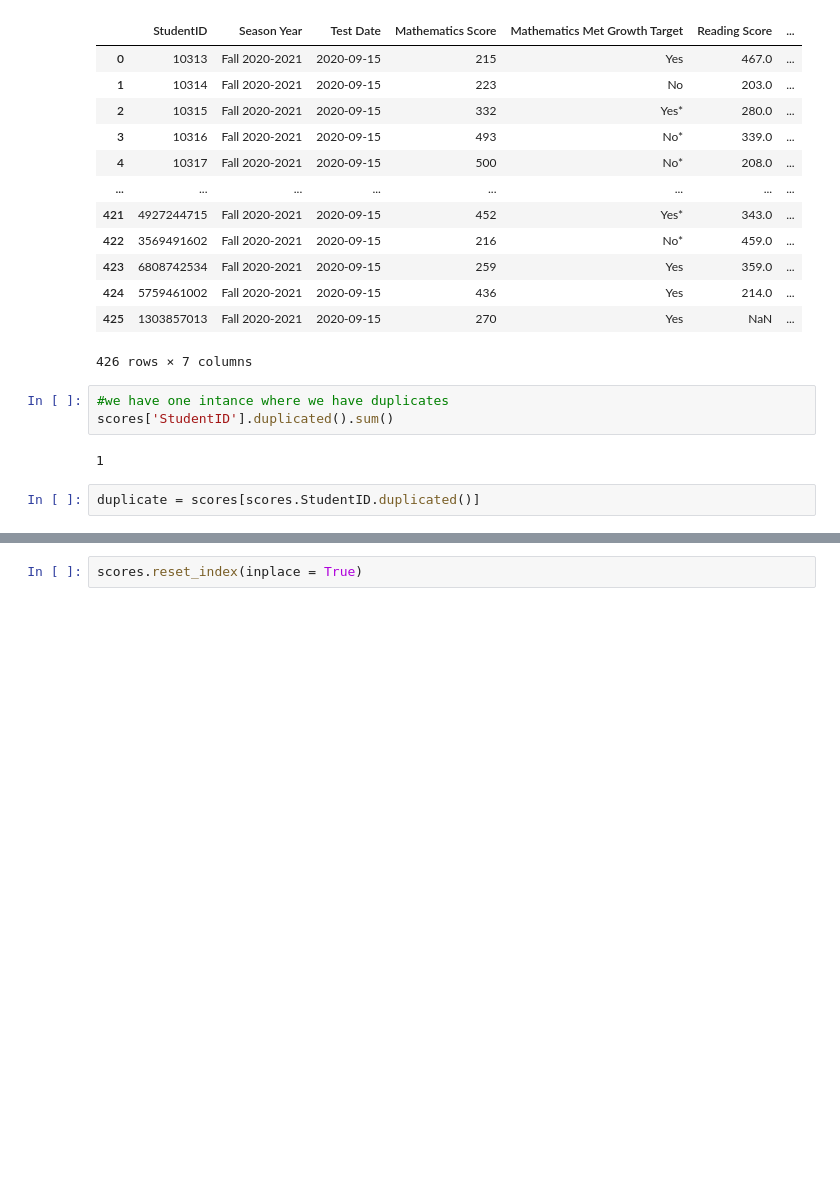
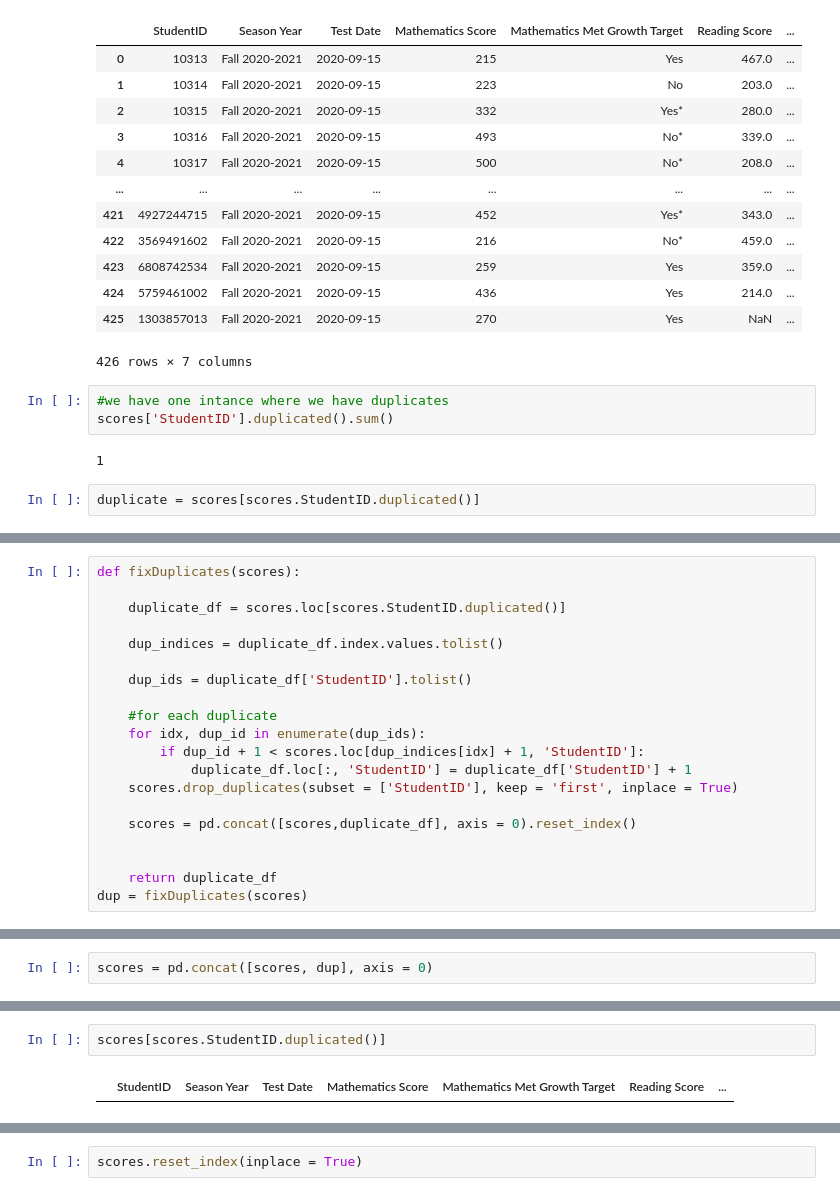
Before and after one commit to jefferyrosario/interview_emp, a Jupyter notebook: Untitled.ipynb, the cells around one changed output, grey strips where cells are left out. Cells and saved outputs as stored; diff of their text form; blank space fills up the shorter version.

```diff
--- a/Untitled.ipynb
+++ b/Untitled.ipynb
@@ -245,0 +257,20 @@ scores['StudentID'].
+# %%
+def fixDuplicates(scores):
+
+    duplicate_df = scores.loc[scores.StudentID.duplicated()]
+
+    dup_indices = duplicate_df.index.values.tolist()
+
+    dup_ids = duplicate_df['StudentID'].tolist()
+
+    #for each duplicate
+    for idx, dup_id in enumerate(dup_ids):
+        if dup_id + 1 < scores.loc[dup_indices[idx] + 1, 'StudentID']:
+            duplicate_df.loc[:, 'StudentID'] = duplicate_df['StudentID'] + 1
+    scores.drop_duplicates(subset = ['StudentID'], keep = 'first', inplace = True)
+
+    scores = pd.concat([scores,duplicate_df], axis = 0).reset_index()
+
+
+    return duplicate_df
+dup = fixDuplicates(scores)
@@ -245,0 +283,2 @@ scores['StudentID'].
+# %%
+scores = pd.concat([scores, dup], axis = 0)
@@ -246 +301,5 @@ scores['StudentID'].
+# %%
+scores[scores.StudentID.duplicated()]
+# %% [output]
+|  | StudentID | Season Year | Test Date | Mathematics Score | Mathematics Met Growth Target | Reading Score | ... |
 # %%
```
Also changed, not shown: parts of 64 cells of this notebook.
